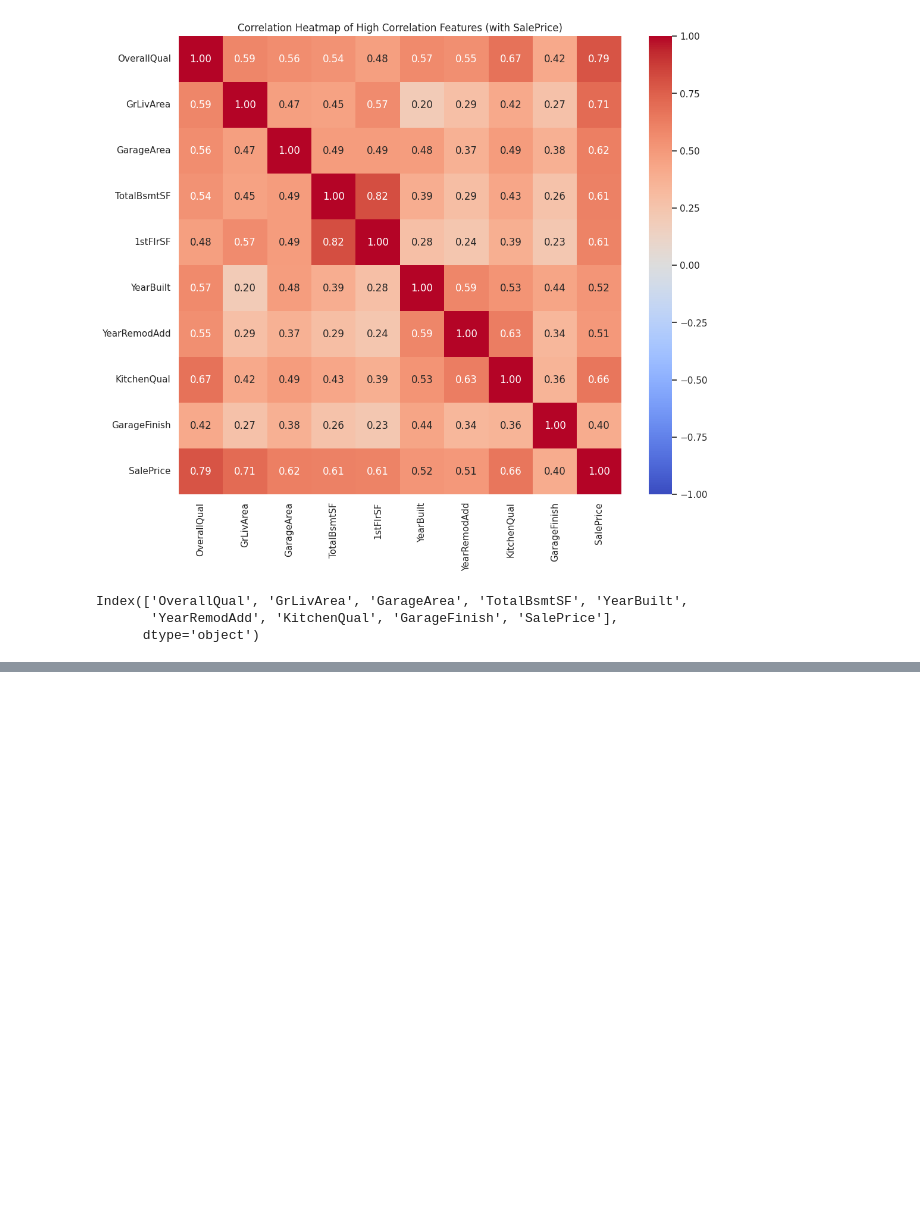
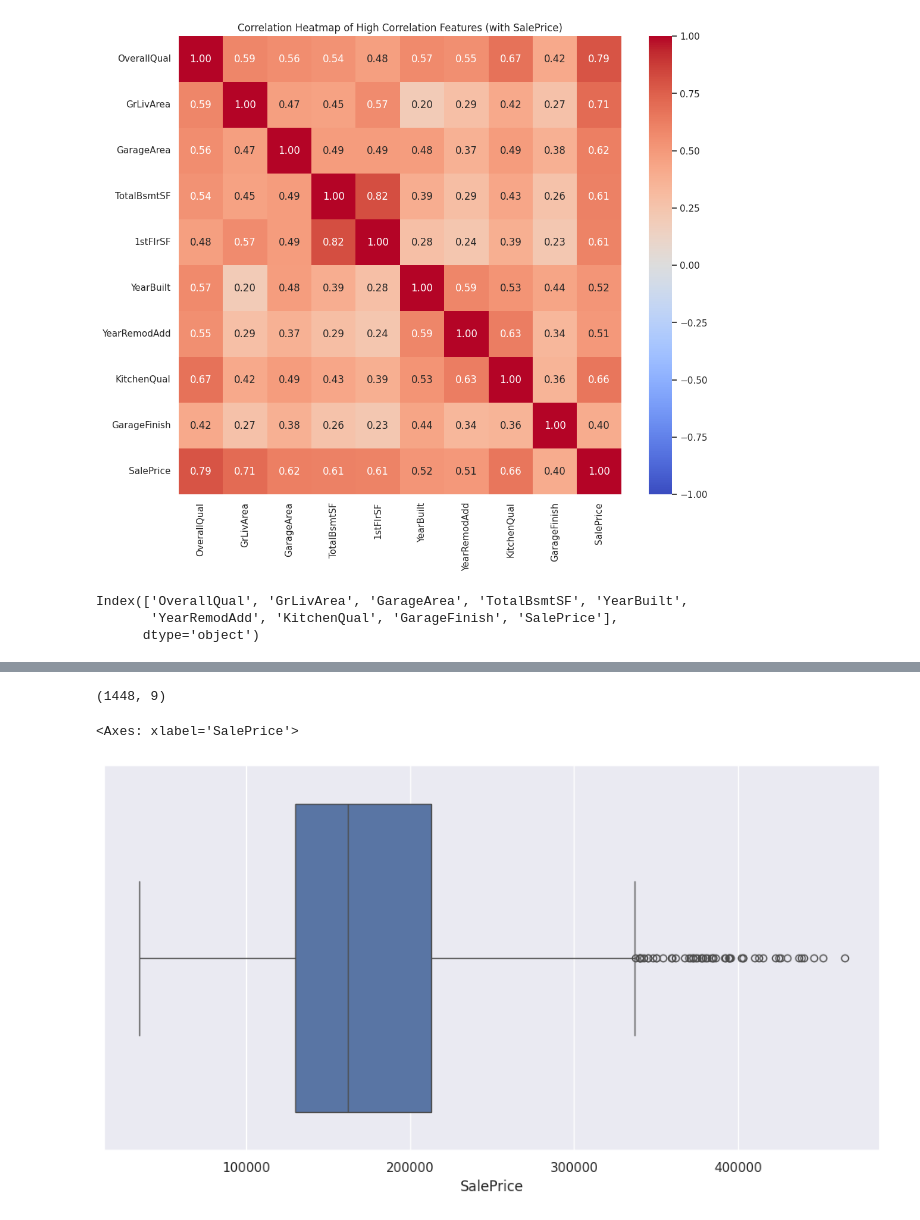
Before and after one commit to Naviid24/pp5-house-price-prediction, a Jupyter notebook: notebooks/data_exploration.ipynb, the cells around one changed output, grey strips where cells are left out. Cells and saved outputs as stored; diff of their text form; code cells hidden in the pictures; blank space fills up the shorter version.

```diff
--- a/notebooks/data_exploration.ipynb
+++ b/notebooks/data_exploration.ipynb
@@ -469,0 +506,11 @@ cleaned_corr_data.to_csv('data/processed/cleaned_corr_data.csv', index=False)
+# %%
+# To se how many rows we have dropped (12)
+# They dropped because they were extreme outliers
+cleaned_corr_data.shape
+# %% [output]
+(1448, 9)
+# %%
+sns.boxplot(x=data["SalePrice"])
+# %% [output]
+<Axes: xlabel='SalePrice'>
+[figure, added]
```
Also changed, not shown: parts of 9 cells of this notebook, 1 other file.
